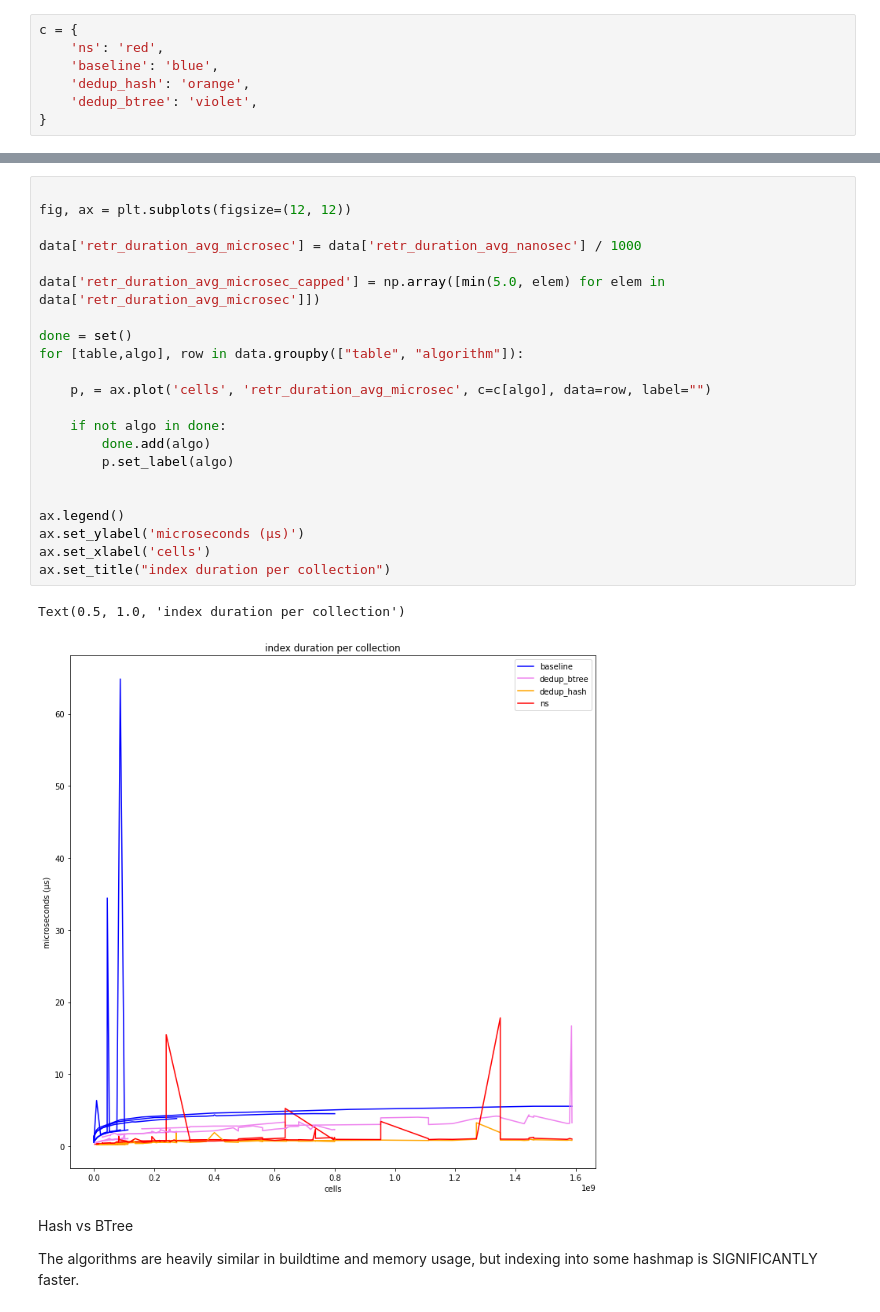
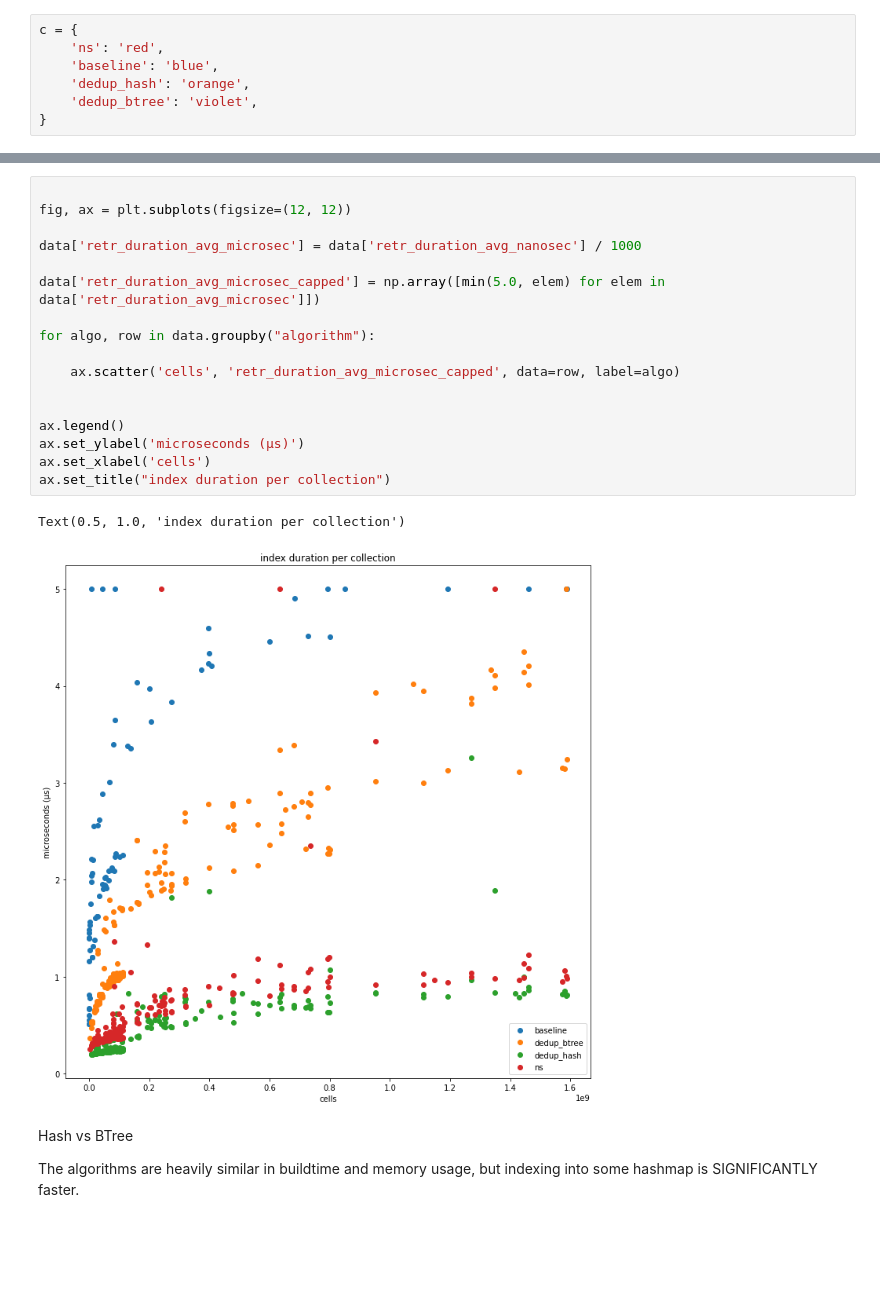
Before and after one commit to nilsmartel/bsc-ii-measure, a Jupyter notebook: render-graphs/testing.ipynb, the cells around one changed output, grey strips where cells are left out. Saved outputs shown, nothing was run; the diff lists cells and outputs as text; blank space fills up the shorter version.

```diff
--- a/render-graphs/testing.ipynb
+++ b/render-graphs/testing.ipynb
@@ -63,28 +55,23 @@ That is, because they consist almost completly and deduplicating them gives stro
 # %%
 
 fig, ax = plt.subplots(figsize=(12, 12))
 
 data['retr_duration_avg_microsec'] = data['retr_duration_avg_nanosec'] / 1000
 
 data['retr_duration_avg_microsec_capped'] = np.array([min(5.0, elem) for elem in data['retr_duration_avg_microsec']])
 
-done = set()
-for [table,algo], row in data.groupby(["table", "algorithm"]):
+for algo, row in data.groupby("algorithm"):
 
-    p, = ax.plot('cells', 'retr_duration_avg_microsec', c=c[algo], data=row, label="")
-
-    if not algo in done:
-        done.add(algo)
-        p.set_label(algo)
+    ax.scatter('cells', 'retr_duration_avg_microsec_capped', data=row, label=algo)
 
 
 ax.legend()
 ax.set_ylabel('microseconds (μs)')
 ax.set_xlabel('cells')
 ax.set_title("index duration per collection")
 # %% [output]
 Text(0.5, 1.0, 'index duration per collection')
-[figure, old version]
+[figure, new version]
 # %% [markdown]
 Hash vs BTree
 
```
Also changed, not shown: parts of 2 cells of this notebook, 10 other files.
